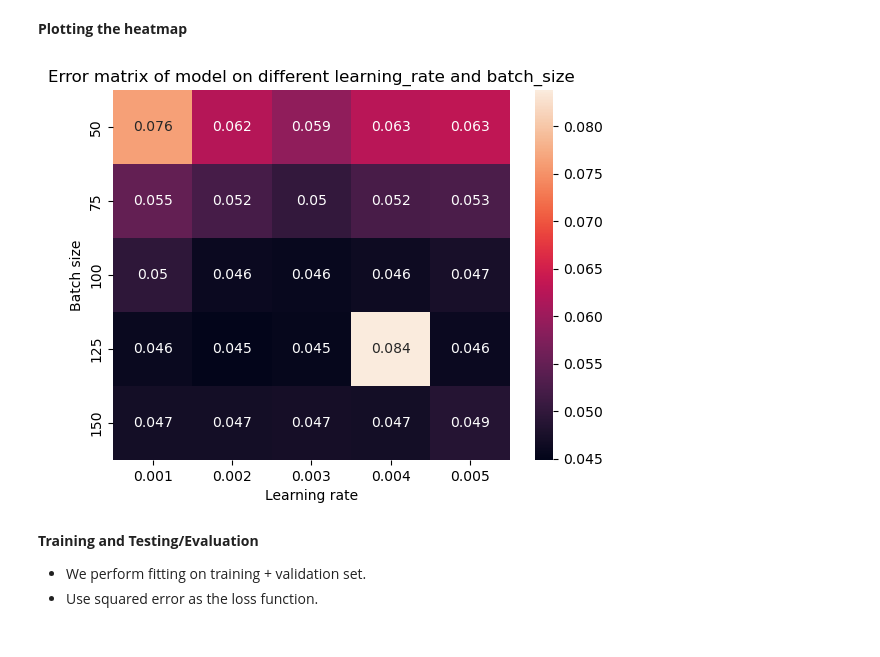
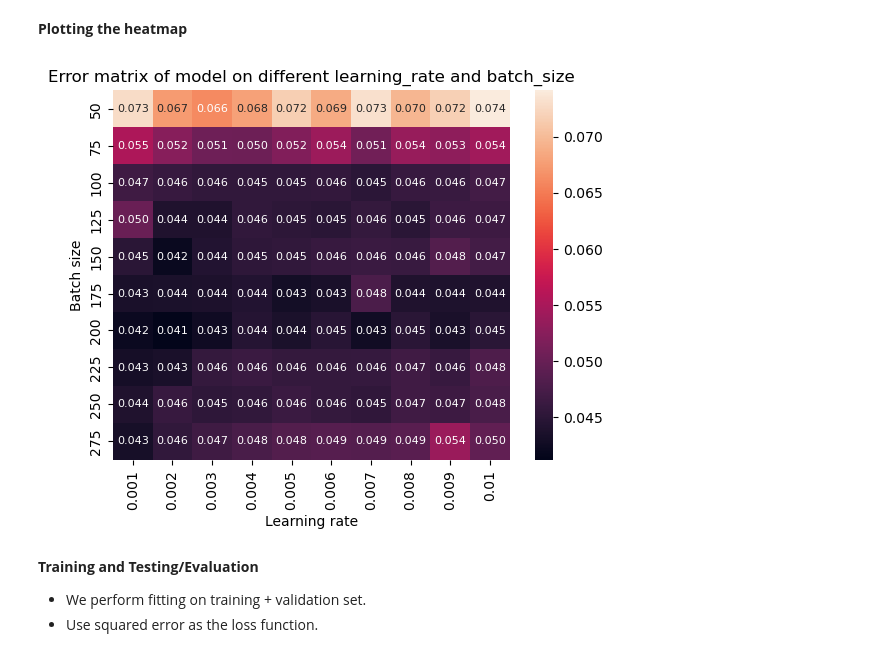
Before and after one commit to dagngyen/hcmus_23-24_coursesra-courses-analysis, a Jupyter notebook: Phase 2: Building model/neural-network.ipynb, the cells around one changed output. Saved outputs shown, nothing was run; the diff lists cells and outputs as text; code cells hidden in the pictures.

```diff
--- a/Phase 2: Building model/neural-network.ipynb
+++ b/Phase 2: Building model/neural-network.ipynb
@@ -137,11 +137,11 @@ modelNN = Pipeline(steps=[
 + Using Adam optimizer for Neural Network Model
 # %%
 # hyperparameters
-learning_rates = [0.001, 0.002, 0.003, 0.004, 0.005]
-batch_size = [50, 75, 100, 125, 150]
+learning_rates =  [0.001, 0.002, 0.003, 0.004, 0.005, 0.006, 0.007, 0.008, 0.009, 0.01]
+batch_size = [50, 75, 100, 125, 150, 175, 200, 225, 250, 275]
 
 # compile the Keras model with specified learning rate and batch size
-results = np.zeros((5, 5))
+results = np.zeros((10, 10))
 for rate, bat in product(learning_rates, batch_size):
     optimizer = Adam(learning_rate=rate)
     modelNN.named_steps['regressor'].compile(optimizer=optimizer, loss='mean_squared_error')
@@ -176,13 +176,13 @@ for rate, bat in product(learning_rates, batch_size):
 # %% [markdown]
 **Plotting the heatmap**
 # %%
-sns.heatmap(results, xticklabels=learning_rates, yticklabels=batch_size, annot=True)
+sns.heatmap(results, xticklabels=learning_rates, yticklabels=batch_size, annot=True, annot_kws={"size":8}, fmt=".3f")
 plt.xlabel('Learning rate')
 plt.ylabel('Batch size')
 plt.title('Error matrix of model on different learning_rate and batch_size')
 plt.show()
 # %% [output]
-[figure, old version]
+[figure, new version]
 # %% [markdown]
 **Training and Testing/Evaluation**
 + We perform fitting on training + validation set.
```
Also changed, not shown: parts of 5 cells of this notebook.
